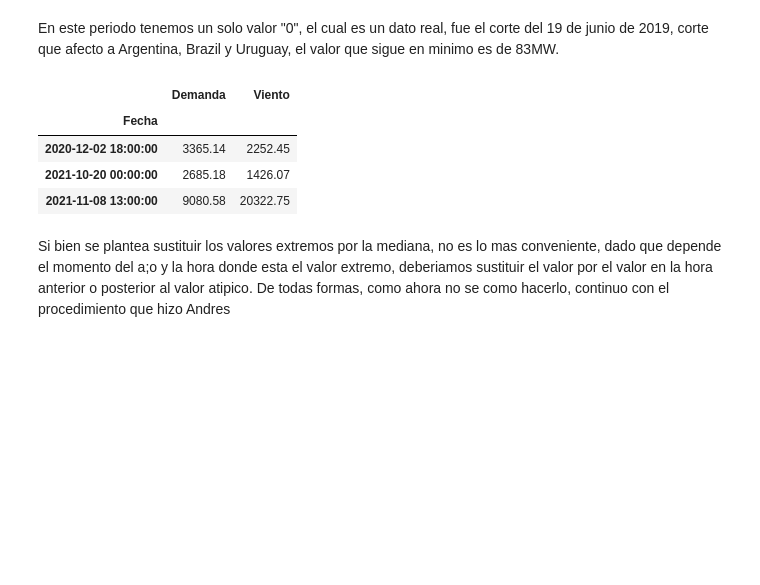
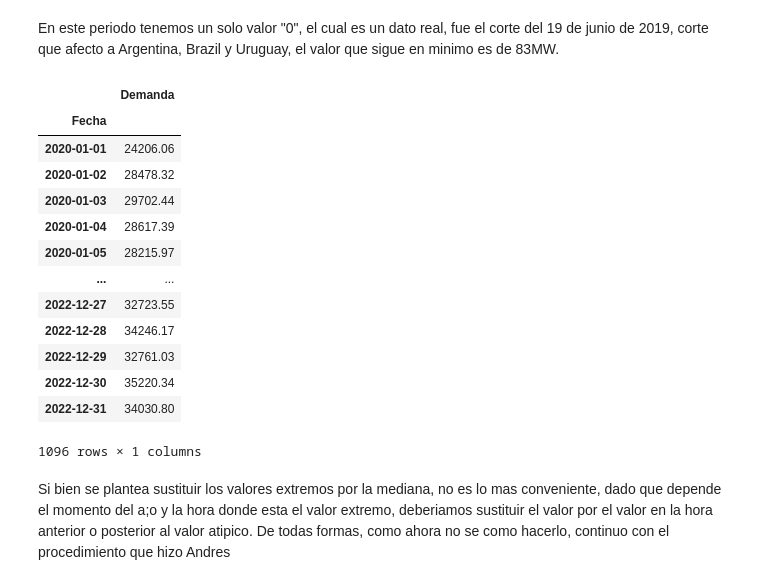
Before and after one commit to AndresMontesDeOca/TimeSeries, a Jupyter notebook: TP1_Ale_v2.ipynb, the cells around one changed output. Cells and saved outputs as stored; diff of their text form; code cells hidden in the pictures; blank space fills up the shorter version.

```diff
--- a/TP1_Ale_v2.ipynb
+++ b/TP1_Ale_v2.ipynb
@@ -202,13 +202,22 @@ Por otro lado, el pico de demanda maxima en el periodo analizado es 2300MW, por
 En este periodo tenemos un solo valor "0", el cual es un dato real, fue el corte del 19 de junio de 2019, corte que afecto a Argentina, Brazil y Uruguay, el valor que sigue en minimo es de 83MW.
 # %%
 # En basea a lo antes expuesto, vemos en que fechas tenemos los errores. Cotas establecidas [83, 2300]
-display(data.query("Demanda> 2300 or Demanda<83"))
+display(dataD.query("Demanda> 2300 or Demanda<83"))
 # %% [output]
-|  | Demanda | Viento |
-| Fecha |  |  |
-| 2020-12-02 18:00:00 | 3365.14 | 2252.45 |
-| 2021-10-20 00:00:00 | 2685.18 | 1426.07 |
-| 2021-11-08 13:00:00 | 9080.58 | 20322.75 |
+|  | Demanda |
+| Fecha |  |
+| 2020-01-01 | 24206.06 |
+| 2020-01-02 | 28478.32 |
+| 2020-01-03 | 29702.44 |
+| 2020-01-04 | 28617.39 |
+| 2020-01-05 | 28215.97 |
+| ... | ... |
+| 2022-12-27 | 32723.55 |
+| 2022-12-28 | 34246.17 |
+| 2022-12-29 | 32761.03 |
+| 2022-12-30 | 35220.34 |
+| 2022-12-31 | 34030.80 |
+1096 rows × 1 columns
 # %%
 # # Calculamos la mediana general
 # median_demand=data["Demanda"][data["Demanda"].between(83, 2300)].median()
```
Also changed, not shown: parts of 10 cells of this notebook.
